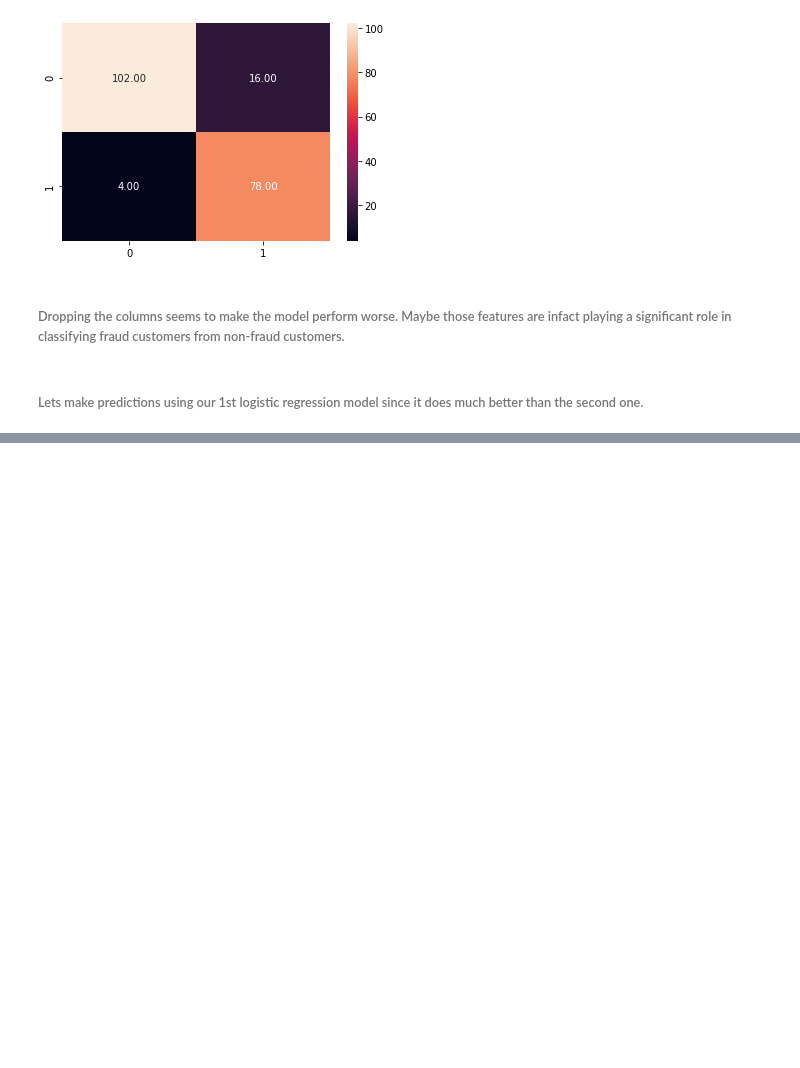
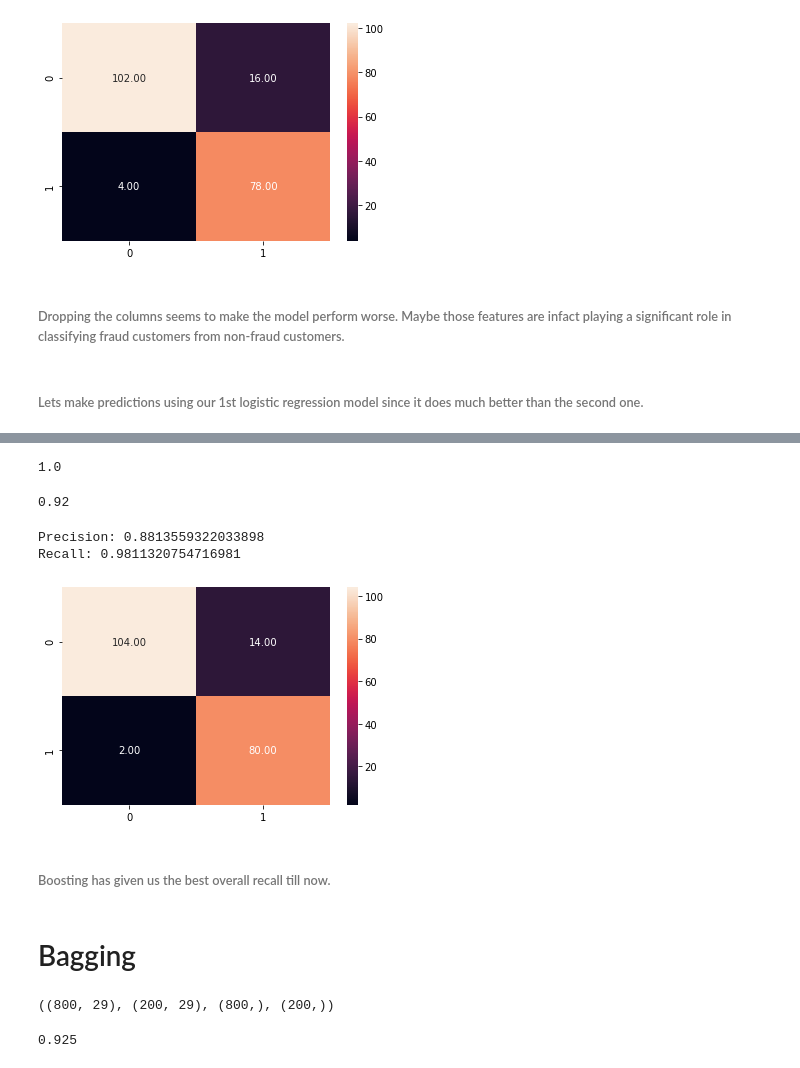
Before and after one commit to tejasmohanayyar/dockship_hackathon_credit_card_fraud, a Jupyter notebook: credit card fraud hackathon.ipynb, the cells around one changed output, grey strips where cells are left out. Cells and saved outputs as stored; diff of their text form; code cells hidden in the pictures; blank space fills up the shorter version.

```diff
--- a/credit card fraud hackathon.ipynb
+++ b/credit card fraud hackathon.ipynb
@@ -252,0 +426,7 @@ subm.to_csv('submissions/submissionlog.csv',index= True,index_label = 'Index')
+# %%
+ss = StandardScaler()
+X = data.drop('Class',axis = 1)
+X_Scaled = ss.fit_transform(X)
+X_test_Scaled = ss.fit_transform(test)
+y = data['Class']
+x_train,x_test,y_train,y_test = train_test_split(X_Scaled,y,test_size = 0.2,random_state = 245)
@@ -252,0 +437,3 @@ subm.to_csv('submissions/submissionlog.csv',index= True,index_label = 'Index')
+# %%
+x = XGBClassifier(objective='binary:logistic')
+x.fit(x_train,y_train)
@@ -252,0 +502,3 @@ subm.to_csv('submissions/submissionlog.csv',index= True,index_label = 'Index')
+# %%
+x = XGBClassifier(objective='binary:logistic',learning_rate = 1,max_depth = 3,n_estimators = 200)
+x.fit(x_train,y_train)
@@ -252,0 +517,26 @@ subm.to_csv('submissions/submissionlog.csv',index= True,index_label = 'Index')
+# %%
+y_pred1 = x.predict(x_train)
+predictions = [round(value) for value in y_pred1]
+accuracy = accuracy_score(y_train,predictions)
+accuracy
+# %% [output]
+1.0
+# %%
+y_pred1 = x.predict(x_test)
+predictions = [round(value) for value in y_pred1]
+accuracy = accuracy_score(y_test,predictions)
+accuracy
+# %% [output]
+0.92
+# %%
+y_pred = x.predict(x_test)
+cmatrix = confusion_matrix(y_pred,y_test)
+sns.heatmap(cmatrix,annot = True,fmt = '.2f')
+prec = cmatrix[0][0]/(cmatrix[0][0]+cmatrix[0][1])
+recal = cmatrix[0][0]/(cmatrix[0][0]+cmatrix[1][0])
+print('Precision: {}'.format(prec))
+print('Recall: {}'.format(recal))
+# %% [output]
+Precision: 0.8813559322033898
+Recall: 0.9811320754716981
+[figure, added]
@@ -252,0 +549,4 @@ subm.to_csv('submissions/submissionlog.csv',index= True,index_label = 'Index')
+# %% [markdown]
+###### Boosting has given us the best overall recall till now.
+# %% [markdown]
+# Bagging
@@ -252,0 +560,4 @@ subm.to_csv('submissions/submissionlog.csv',index= True,index_label = 'Index')
+# %%
+x_train.shape,x_test.shape,y_train.shape,y_test.shape
+# %% [output]
+((800, 29), (200, 29), (800,), (200,))
@@ -252,0 +568,5 @@ subm.to_csv('submissions/submissionlog.csv',index= True,index_label = 'Index')
+# %%
+bag_knn.fit(x_train, y_train)
+bag_knn.score(x_test, y_test)
+# %% [output]
+0.925
```
Also changed, not shown: parts of 82 cells of this notebook, 9 other files.
